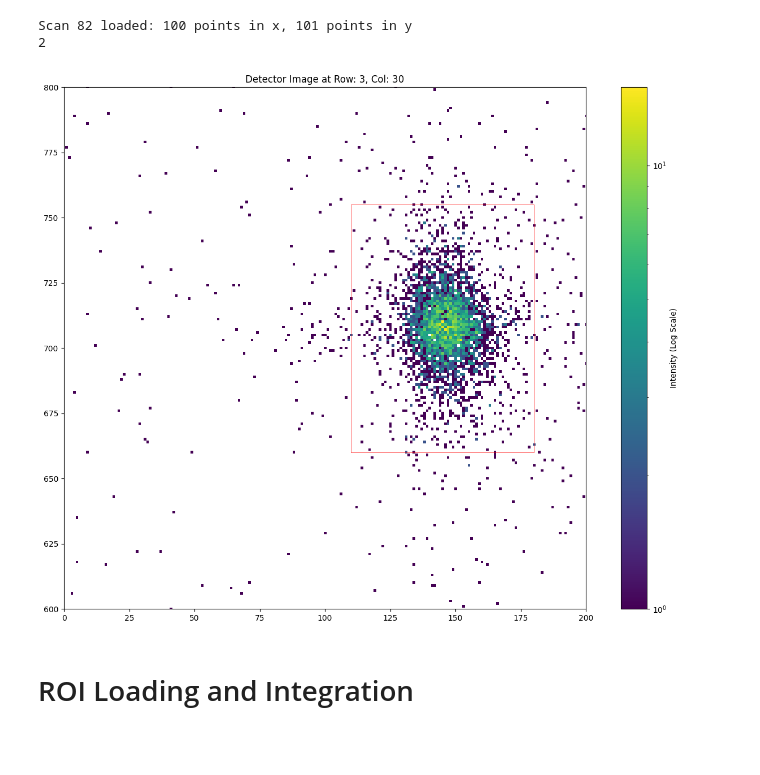
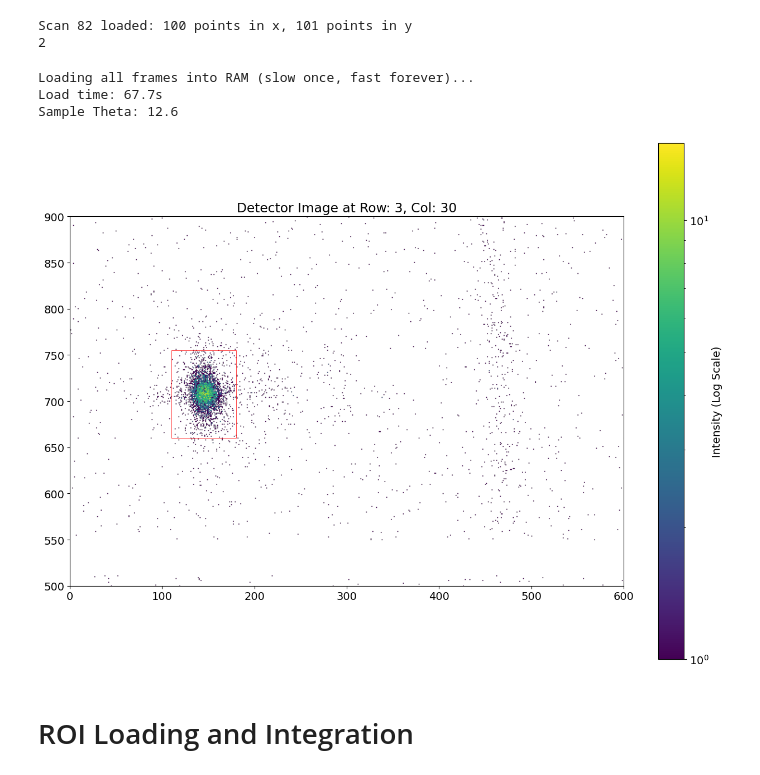
Before and after one commit to JupeNupes/dude, a Jupyter notebook: nanoDiff_BasicAnaly.ipynb, the cells around one changed output. Saved outputs shown, nothing was run; the diff lists cells and outputs as text; code cells hidden in the pictures; blank space fills up the shorter version.

```diff
--- a/nanoDiff_BasicAnaly.ipynb
+++ b/nanoDiff_BasicAnaly.ipynb
@@ -1,19 +1,23 @@
 # %%
-from Nanodiffraction_Script import load_scan, get_image
+from Nanodiffraction_s26MDALoad import load_scan, get_image # Stripped down version of off from dude.py
 
 import time
+from math import *
+import skimage as skImg
 import h5py, hdf5plugin
 import numpy as np
 import matplotlib.pyplot as plt
 from matplotlib.colors import LogNorm
 import matplotlib.patches as patches
+from matplotlib_scalebar.scalebar import ScaleBar
+plt.rcParams.update({'font.size': 14})
+
 
 
 import tkinter as tk
 from tkinter import filedialog
 
-import multiprocessing
-from concurrent.futures import ThreadPoolExecutor
+
 
 # %matplotlib inline
 # %%
@@ -52,11 +56,17 @@ img = get_image(mda, index=0)
 Scan 82 loaded: 100 points in x, 101 points in y
 2
 # %%
-#Preload Data to memory
+#Preload h5df Data (.h5 files) to memory
 
 t0 = time.time()
 print("Loading all frames into RAM (slow once, fast forever)...")
 with h5py.File(mda.h5.filename, 'r') as f:
     all_frames = f['/entry/data/data'][()]  # shape: (n_frames, height, width)
+    sample_theta = f['/entry/instrument/26-ID-C/SAMTH'][()]
 all_frames[all_frames > 2**31] = 0          # hot pixel masking
 print(f"Load time: {time.time()-t0:.1f}s")
+print(f"Sample Theta: {sample_theta}")
+# %% [output]
+Loading all frames into RAM (slow once, fast forever)...
+Load time: 67.7s
+Sample Theta: 12.6
@@ -68,41 +83,42 @@ mda.nrow
 i = 3
 j = 30
 
+#ROI Parameters
 xmin = 0
-xmax = 200
-ymin = 600
-ymax = 800
+xmax = 600
+ymin = 500
+ymax = 900
 
 lindex = (i * mda.ncol) + j
 
 img = get_image(mda, index=lindex)
 
 #Create plot and show ROI box
 fig, ax = plt.subplots(figsize=(16, 12))
 im = ax.imshow(img, norm=LogNorm(), cmap='viridis')
 fig.colorbar(im, ax=ax, label='Intensity (Log Scale)')
 ax.set_title(f"Detector Image at Row: {i}, Col: {j}")
 ax.set_xlim(xmin,xmax)
 ax.set_ylim(ymin,ymax)
 
 # Define ROI bo0undaries (xmin, ymin, width, height)
 roi_xmin = 110
 roi_ymin = 660
 roi_width = 70
 roi_height = 95
 
 # Create a Rectangle patch
 roi_rect = patches.Rectangle(
     (roi_xmin, roi_ymin), roi_width, roi_height,
     linewidth=0.5, edgecolor='r', facecolor='none'
 )
 
 # Add the patch to the Axes
 ax.add_patch(roi_rect)
 
 plt.show()
 # %% [output]
-[figure, old version]
+[figure, new version]
 # %% [markdown]
  # ROI Loading and Integration
 # %%
```
Also changed, not shown: parts of 11 cells of this notebook, 9 other files.
